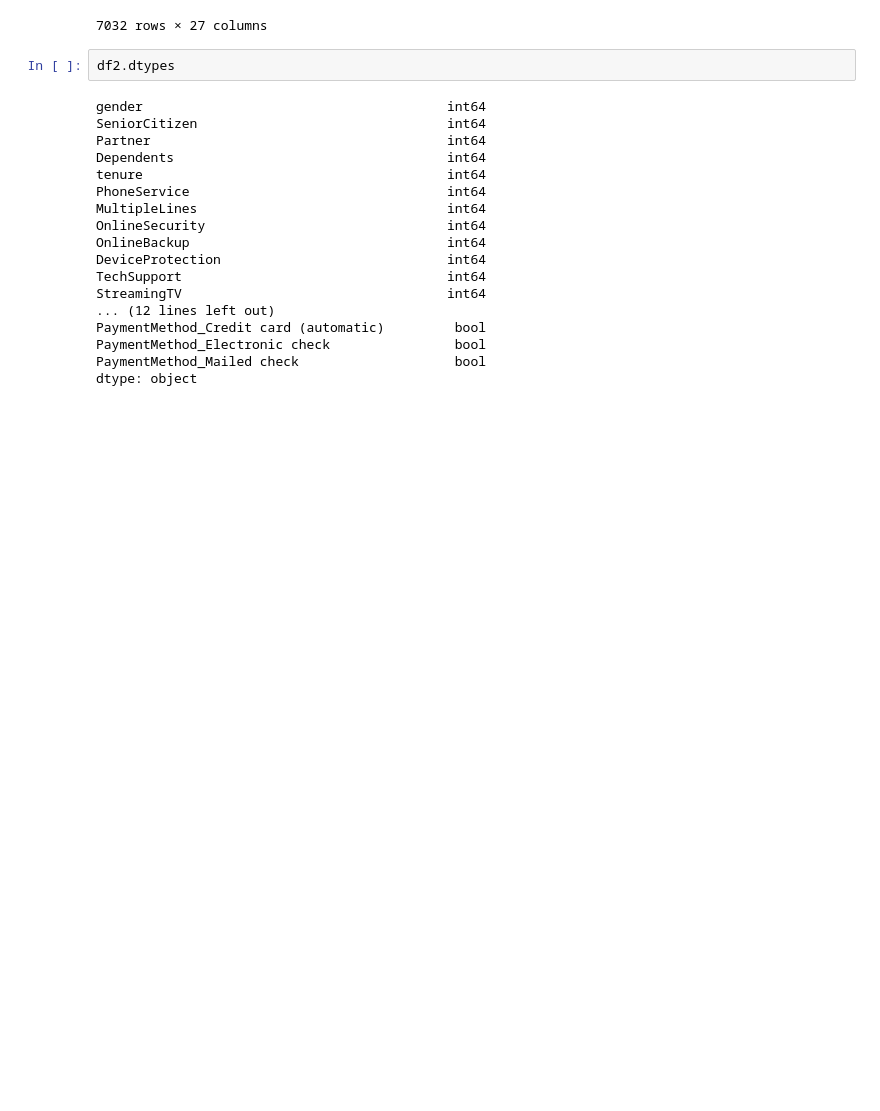
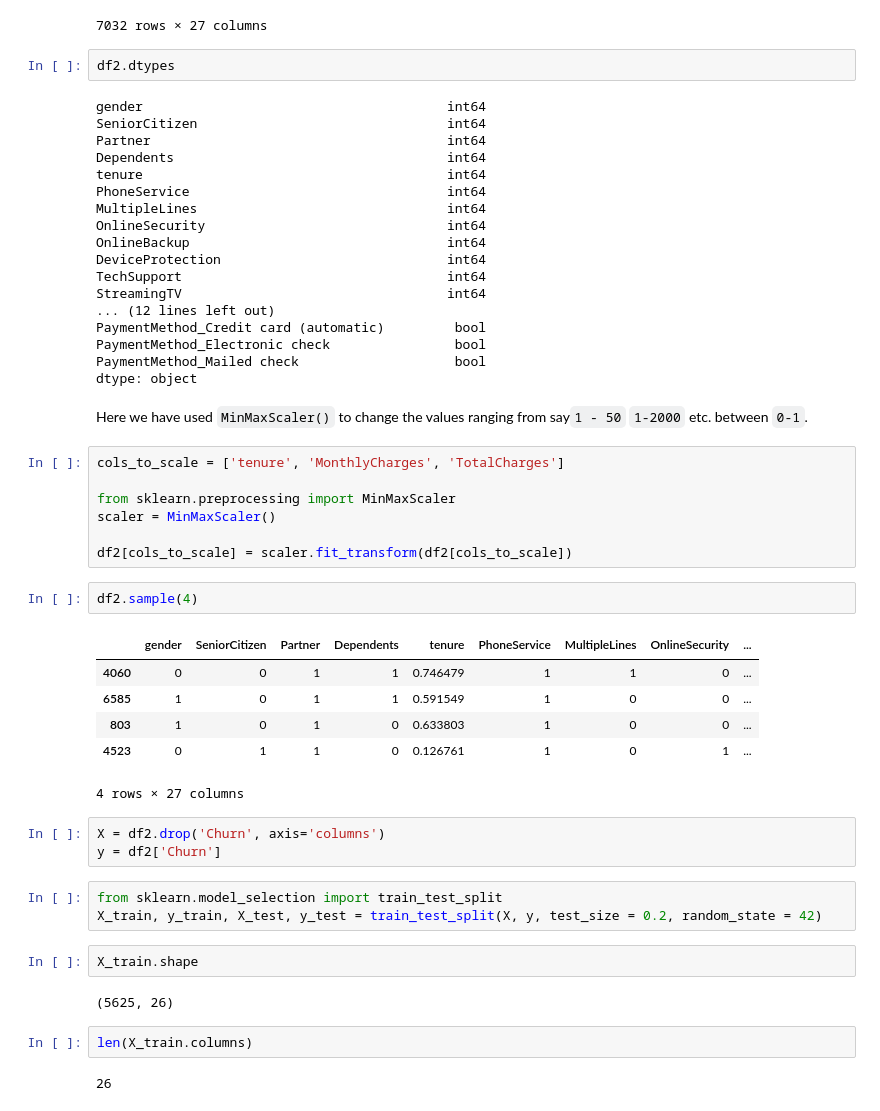
Before and after one commit to Sanket1281/CHURN_PREDICTION, a Jupyter notebook: Model.ipynb, the cells around one changed output. Cells and saved outputs as stored; diff of their text form; blank space fills up the shorter version.

Commit message:
Split the data into 80 - 20

```diff
--- a/Model.ipynb
+++ b/Model.ipynb
@@ -300,3 +301,35 @@ PaymentMethod_Credit card (automatic)         bool
 PaymentMethod_Electronic check                bool
 PaymentMethod_Mailed check                    bool
 dtype: object
+# %% [markdown]
+Here we have used `MinMaxScaler()` to change the values ranging from say`1 - 50` `1-2000` etc. between `0-1`.
+# %%
+cols_to_scale = ['tenure', 'MonthlyCharges', 'TotalCharges']
+
+from sklearn.preprocessing import MinMaxScaler
+scaler = MinMaxScaler()
+
+df2[cols_to_scale] = scaler.fit_transform(df2[cols_to_scale])
+# %%
+df2.sample(4)
+# %% [output]
+|  | gender | SeniorCitizen | Partner | Dependents | tenure | PhoneService | MultipleLines | OnlineSecurity | ... |
+| 4060 | 0 | 0 | 1 | 1 | 0.746479 | 1 | 1 | 0 | ... |
+| 6585 | 1 | 0 | 1 | 1 | 0.591549 | 1 | 0 | 0 | ... |
+| 803 | 1 | 0 | 1 | 0 | 0.633803 | 1 | 0 | 0 | ... |
+| 4523 | 0 | 1 | 1 | 0 | 0.126761 | 1 | 0 | 1 | ... |
+4 rows × 27 columns
+# %%
+X = df2.drop('Churn', axis='columns')
+y = df2['Churn']
+# %%
+from sklearn.model_selection import train_test_split
+X_train, y_train, X_test, y_test = train_test_split(X, y, test_size = 0.2, random_state = 42)
+# %%
+X_train.shape
+# %% [output]
+(5625, 26)
+# %%
+len(X_train.columns)
+# %% [output]
+26
```
Also changed, not shown: parts of 1 cell of this notebook.
